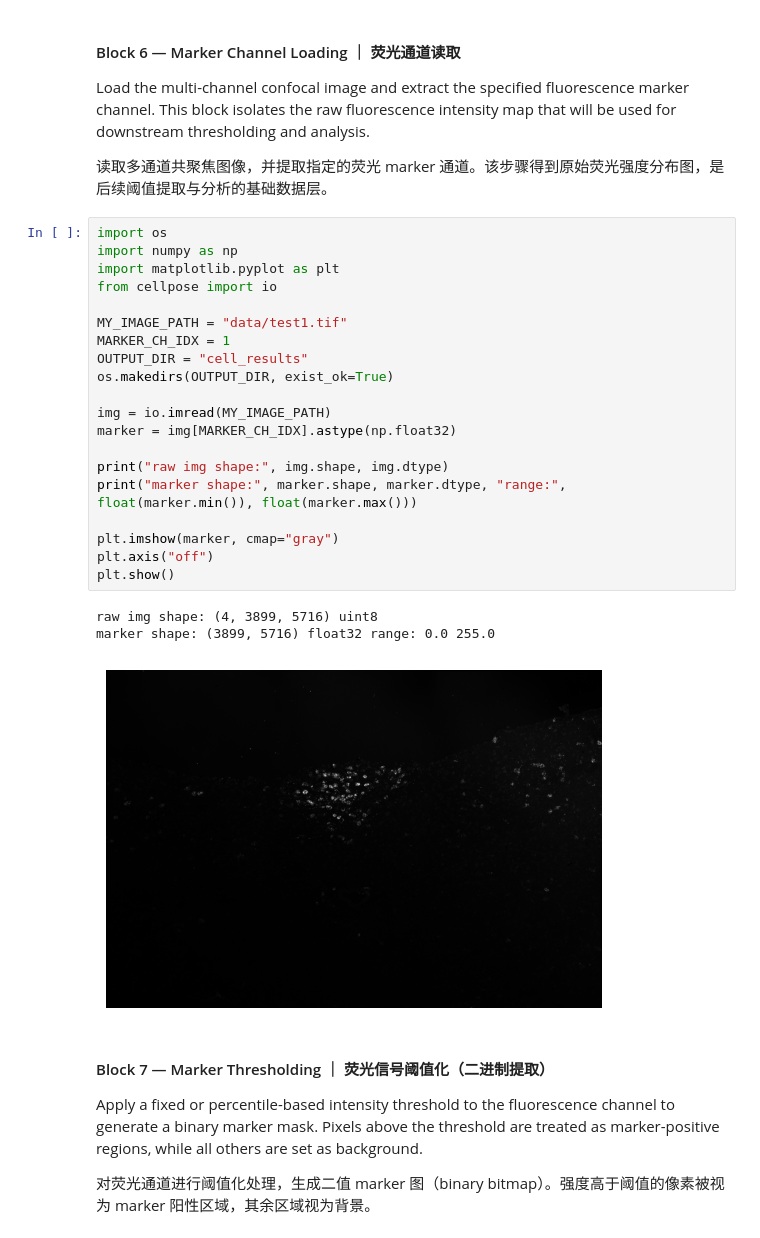
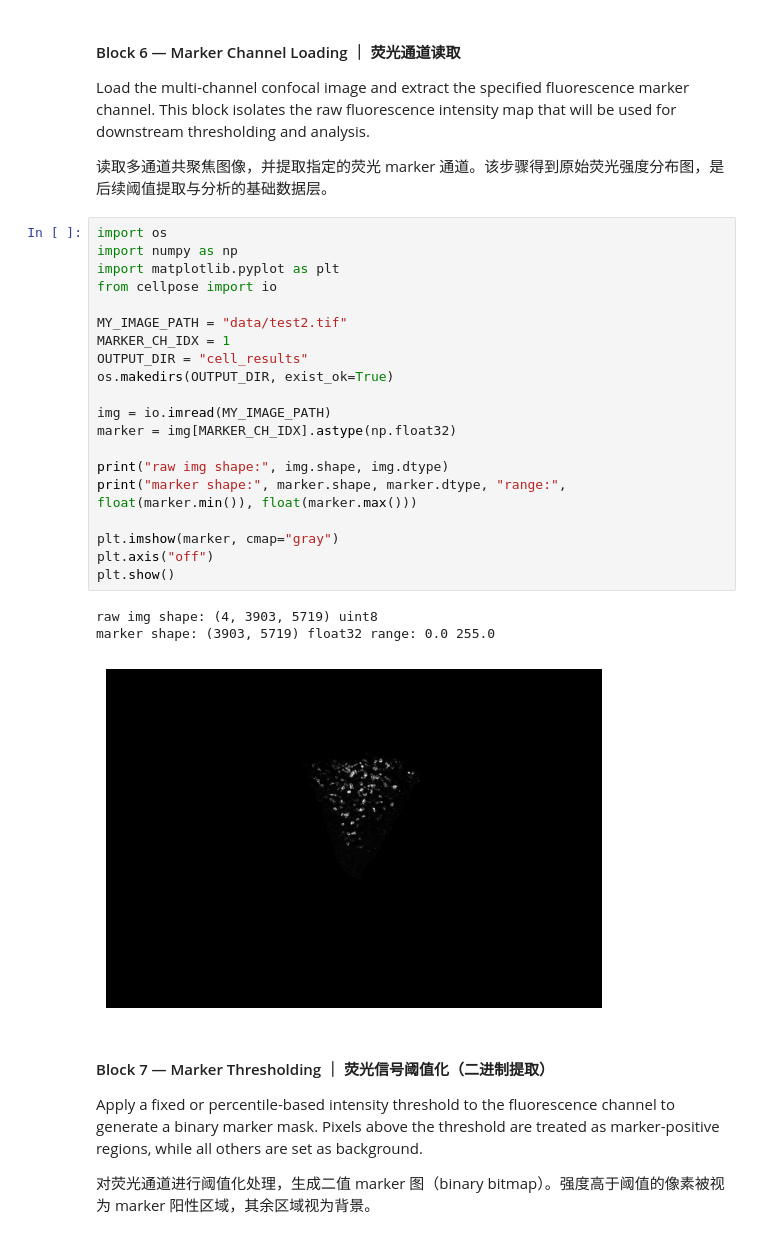
Before and after one commit to AllenWn/cocofluo, a Jupyter notebook: pipeline/cocofluo.ipynb, the cells around one changed output. Saved outputs shown, nothing was run; the diff lists cells and outputs as text.

```diff
--- a/pipeline/cocofluo.ipynb
+++ b/pipeline/cocofluo.ipynb
@@ -280,27 +280,27 @@ Load the multi-channel confocal image and extract the specified fluorescence mar
 # %%
 import os
 import numpy as np
 import matplotlib.pyplot as plt
 from cellpose import io
 
-MY_IMAGE_PATH = "data/test1.tif"
+MY_IMAGE_PATH = "data/test2.tif"
 MARKER_CH_IDX = 1
 OUTPUT_DIR = "cell_results"
 os.makedirs(OUTPUT_DIR, exist_ok=True)
 
 img = io.imread(MY_IMAGE_PATH)
 marker = img[MARKER_CH_IDX].astype(np.float32)
 
 print("raw img shape:", img.shape, img.dtype)
 print("marker shape:", marker.shape, marker.dtype, "range:", float(marker.min()), float(marker.max()))
 
 plt.imshow(marker, cmap="gray")
 plt.axis("off")
 plt.show()
 # %% [output]
-raw img shape: (4, 3899, 5716) uint8
-marker shape: (3899, 5716) float32 range: 0.0 255.0
+raw img shape: (4, 3903, 5719) uint8
+marker shape: (3903, 5719) float32 range: 0.0 255.0
-[figure, old version]
+[figure, new version]
 # %% [markdown]
 #### Block 7 — Marker Thresholding ｜ 荧光信号阈值化（二进制提取）
 
```
Also changed, not shown: parts of 11 cells of this notebook, 12 other files.
